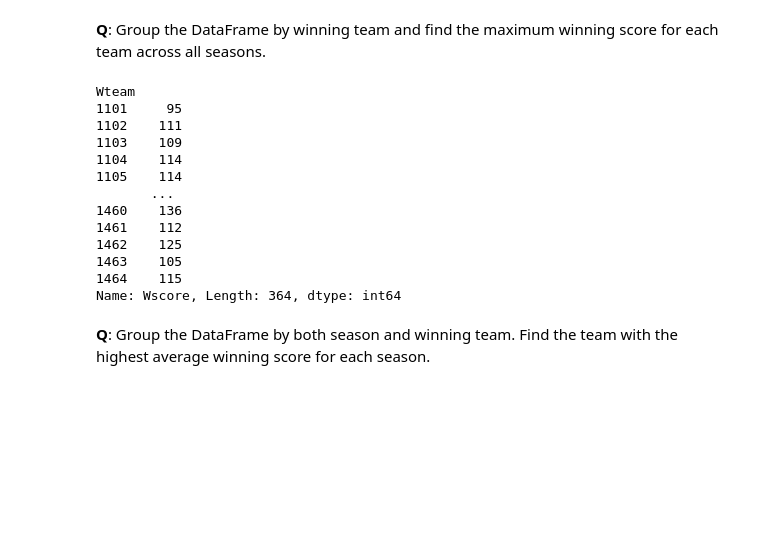
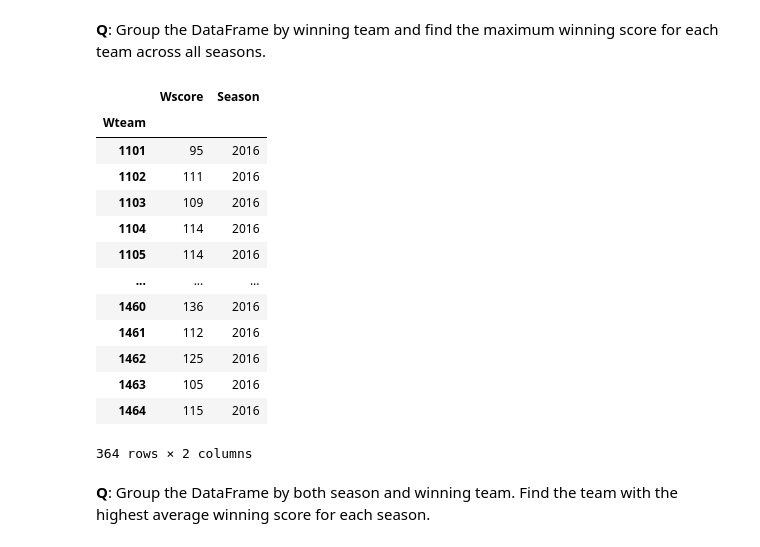
Before and after one commit to fred248h/62444-DVA, a Jupyter notebook: NicoleNokLui231367/pd_231367.ipynb, the cells around one changed output. Drawn from its saved outputs; the diff is of its cells as text; code cells hidden in the pictures; blank space fills up the shorter version.

```diff
--- a/NicoleNokLui231367/pd_231367.ipynb
+++ b/NicoleNokLui231367/pd_231367.ipynb
@@ -441,22 +441,23 @@ Name: Wscore, dtype: float64
 **Q**: Group the DataFrame by winning team and find the maximum winning score for each team across all seasons.
 # %%
 # Write your code here
-winning_score = df.groupby('Wteam')['Wscore']
+winning_score = df.groupby('Wteam')['Wscore', 'Season']
 winning_score.max()
 # %% [output]
+|  | Wscore | Season |
+| Wteam |  |  |
+| 1101 | 95 | 2016 |
+| 1102 | 111 | 2016 |
+| 1103 | 109 | 2016 |
+| 1104 | 114 | 2016 |
+| 1105 | 114 | 2016 |
+| ... | ... | ... |
+| 1460 | 136 | 2016 |
+| 1461 | 112 | 2016 |
+| 1462 | 125 | 2016 |
+| 1463 | 105 | 2016 |
+| 1464 | 115 | 2016 |
-Wteam
-1101     95
-1102    111
-1103    109
-1104    114
-1105    114
-       ...
-1460    136
-1461    112
-1462    125
-1463    105
-1464    115
-Name: Wscore, Length: 364, dtype: int64
+364 rows × 2 columns
 # %% [markdown]
 **Q**: Group the DataFrame by both season and winning team. Find the team with the highest average winning score for each season.
 # %%
```
Also changed, not shown: parts of 4 cells of this notebook, 1 other file.
